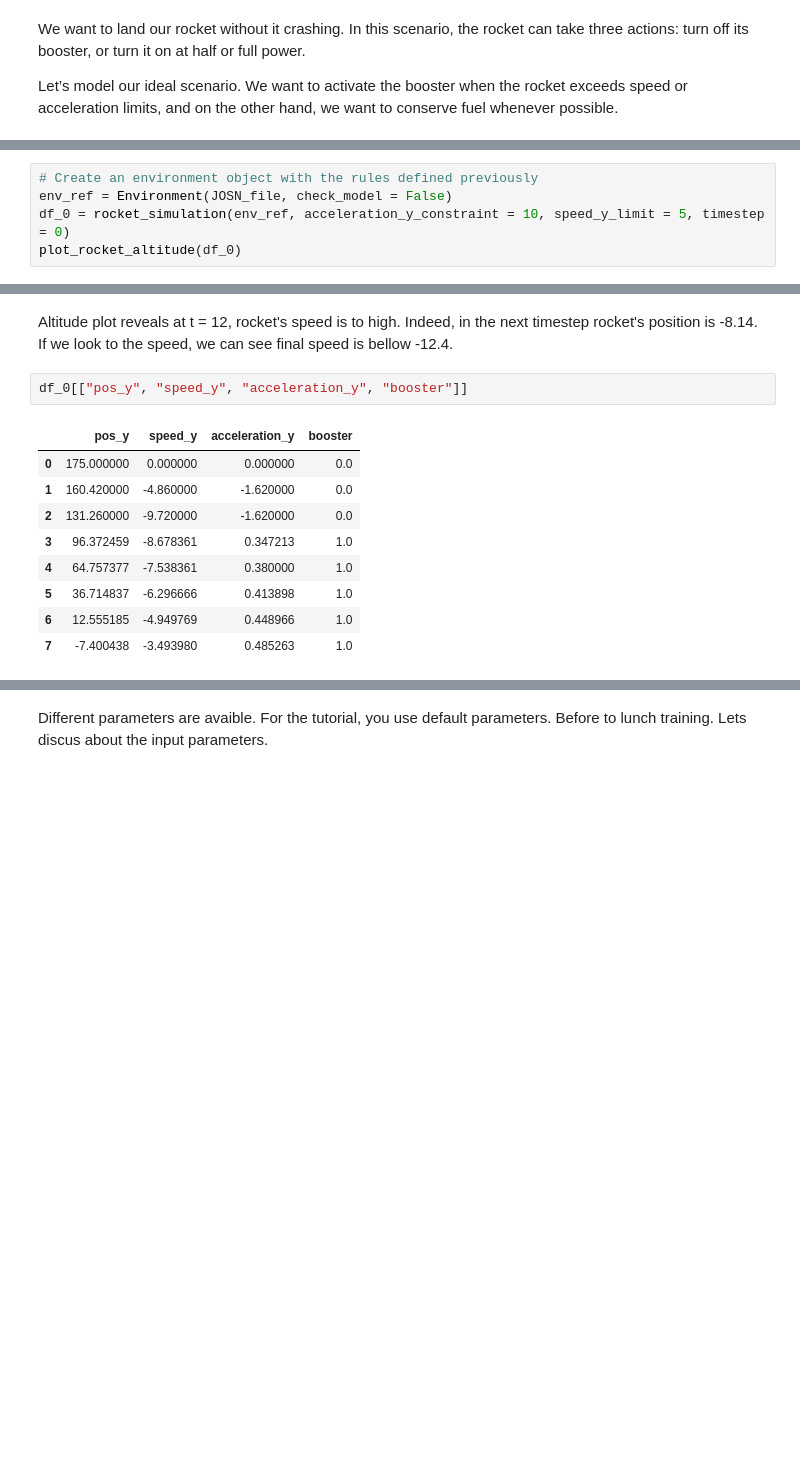
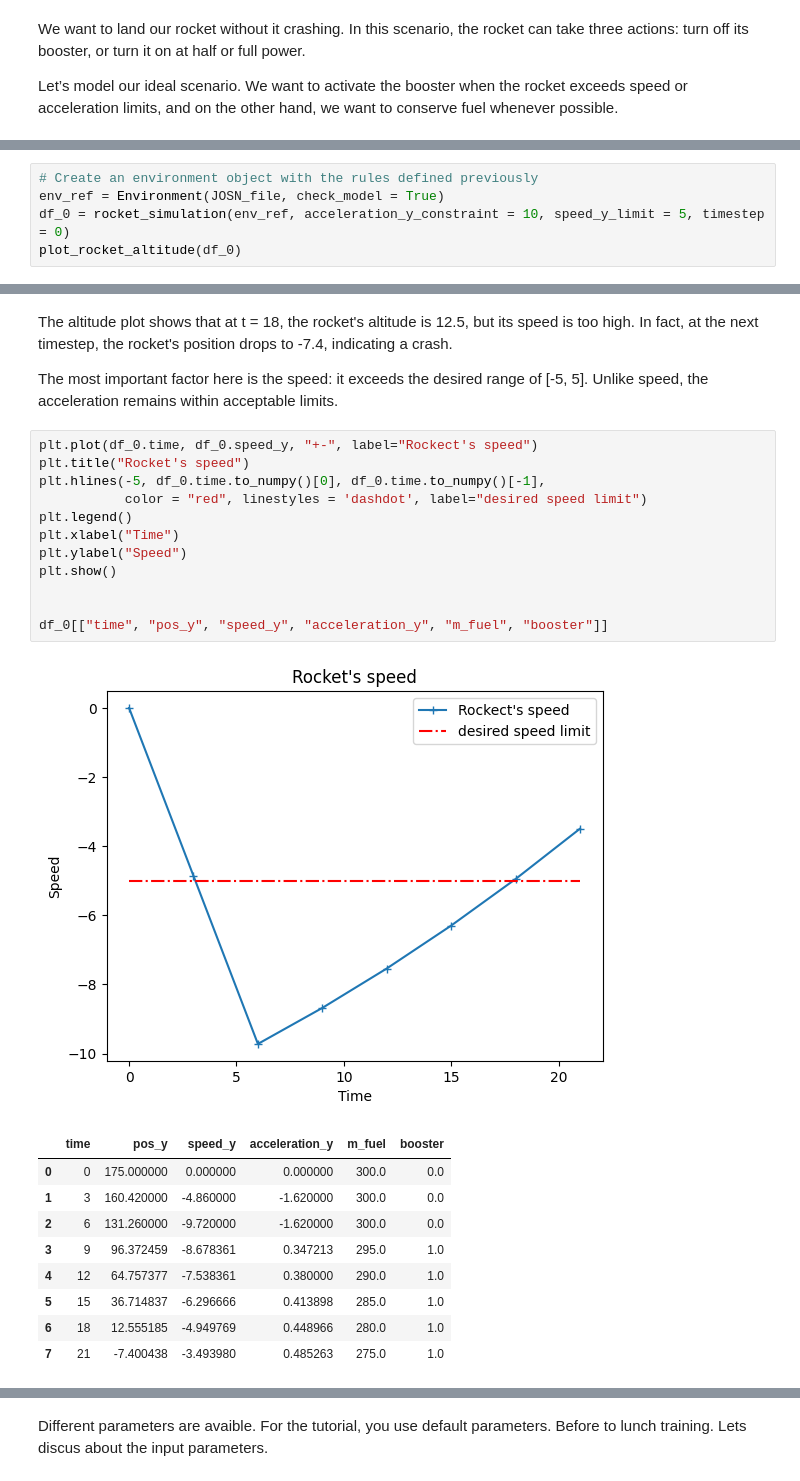
Before and after one commit to jaysenSAW/RL_engine, a Jupyter notebook: notebook/tuto_2.ipynb, the cells around one changed output, grey strips where cells are left out. Cells and saved outputs as stored; diff of their text form; blank space fills up the shorter version.

```diff
--- a/notebook/tuto_2.ipynb
+++ b/notebook/tuto_2.ipynb
@@ -164,7 +160,7 @@ We will also control the speed of the rocket and its acceleration to keep as pos
 * -10 <= acceleration_y >= 10
 # %%
 # Create an environment object with the rules defined previously
-env_ref = Environment(JOSN_file, check_model = False)
+env_ref = Environment(JOSN_file, check_model = True)
 df_0 = rocket_simulation(env_ref, acceleration_y_constraint = 10, speed_y_limit = 5, timestep = 0)
 plot_rocket_altitude(df_0)
 # %% [output]
@@ -177,18 +181,31 @@ turn on engine to increase speed
 speed limit
 turn on engine to increase speed
 orcket is bellow the ground
-# %% [markdown]
-Altitude plot reveals at t = 12, rocket's speed is to high. Indeed, in the next timestep rocket's position is -8.14. If we look to the speed, we can see final speed is bellow -12.4.
-# %%
-df_0[["pos_y", "speed_y", "acceleration_y", "booster"]]
-# %% [output]
-|  | pos_y | speed_y | acceleration_y | booster |
-| 0 | 175.000000 | 0.000000 | 0.000000 | 0.0 |
-| 1 | 160.420000 | -4.860000 | -1.620000 | 0.0 |
-| 2 | 131.260000 | -9.720000 | -1.620000 | 0.0 |
-| 3 | 96.372459 | -8.678361 | 0.347213 | 1.0 |
-| 4 | 64.757377 | -7.538361 | 0.380000 | 1.0 |
-| 5 | 36.714837 | -6.296666 | 0.413898 | 1.0 |
-| 6 | 12.555185 | -4.949769 | 0.448966 | 1.0 |
-| 7 | -7.400438 | -3.493980 | 0.485263 | 1.0 |
+# %% [markdown]
+The altitude plot shows that at t = 18, the rocket's altitude is 12.5, but its speed is too high. In fact, at the next timestep, the rocket's position drops to -7.4, indicating a crash.
+
+The most important factor here is the speed: it exceeds the desired range of [-5, 5]. Unlike speed, the acceleration remains within acceptable limits.
+# %%
+plt.plot(df_0.time, df_0.speed_y, "+-", label="Rockect's speed")
+plt.title("Rocket's speed")
+plt.hlines(-5, df_0.time.to_numpy()[0], df_0.time.to_numpy()[-1],
+           color = "red", linestyles = 'dashdot', label="desired speed limit")
+plt.legend()
+plt.xlabel("Time")
+plt.ylabel("Speed")
+plt.show()
+
+
+df_0[["time", "pos_y", "speed_y", "acceleration_y", "m_fuel", "booster"]]
+# %% [output]
+[figure, added]
+|  | time | pos_y | speed_y | acceleration_y | m_fuel | booster |
+| 0 | 0 | 175.000000 | 0.000000 | 0.000000 | 300.0 | 0.0 |
+| 1 | 3 | 160.420000 | -4.860000 | -1.620000 | 300.0 | 0.0 |
+| 2 | 6 | 131.260000 | -9.720000 | -1.620000 | 300.0 | 0.0 |
+| 3 | 9 | 96.372459 | -8.678361 | 0.347213 | 295.0 | 1.0 |
+| 4 | 12 | 64.757377 | -7.538361 | 0.380000 | 290.0 | 1.0 |
+| 5 | 15 | 36.714837 | -6.296666 | 0.413898 | 285.0 | 1.0 |
+| 6 | 18 | 12.555185 | -4.949769 | 0.448966 | 280.0 | 1.0 |
+| 7 | 21 | -7.400438 | -3.493980 | 0.485263 | 275.0 | 1.0 |
 # %% [markdown]
```
Also changed, not shown: parts of 38 cells of this notebook.
